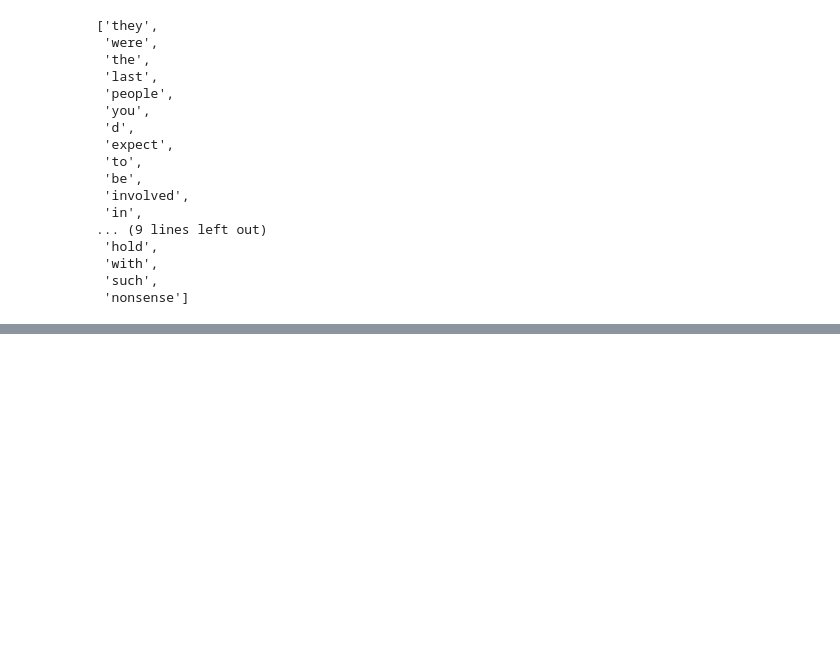
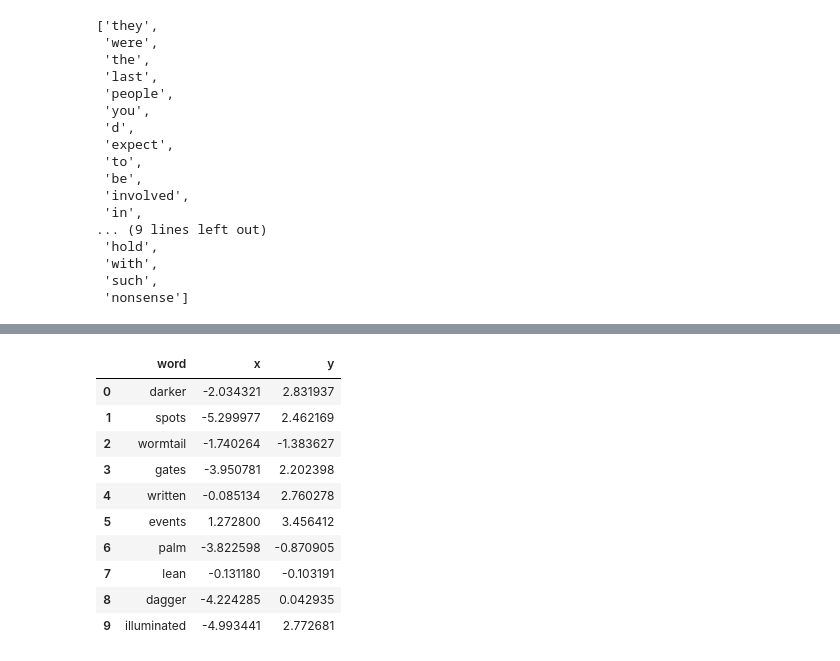
Before and after one commit to khushmeeet/potter-nlp, a Jupyter notebook: potter2vec.ipynb, the cells around one changed output, grey strips where cells are left out. Cells and saved outputs as stored; diff of their text form; code cells hidden in the pictures; blank space fills up the shorter version.

```diff
--- a/potter2vec.ipynb
+++ b/potter2vec.ipynb
@@ -92,0 +198,14 @@ KeyboardInterrupt:
+# %%
+points.head(10)
+# %% [output]
+|  | word | x | y |
+| 0 | darker | -2.034321 | 2.831937 |
+| 1 | spots | -5.299977 | 2.462169 |
+| 2 | wormtail | -1.740264 | -1.383627 |
+| 3 | gates | -3.950781 | 2.202398 |
+| 4 | written | -0.085134 | 2.760278 |
+| 5 | events | 1.272800 | 3.456412 |
+| 6 | palm | -3.822598 | -0.870905 |
+| 7 | lean | -0.131180 | -0.103191 |
+| 8 | dagger | -4.224285 | 0.042935 |
+| 9 | illuminated | -4.993441 | 2.772681 |
```
Also changed, not shown: parts of 22 cells of this notebook.
